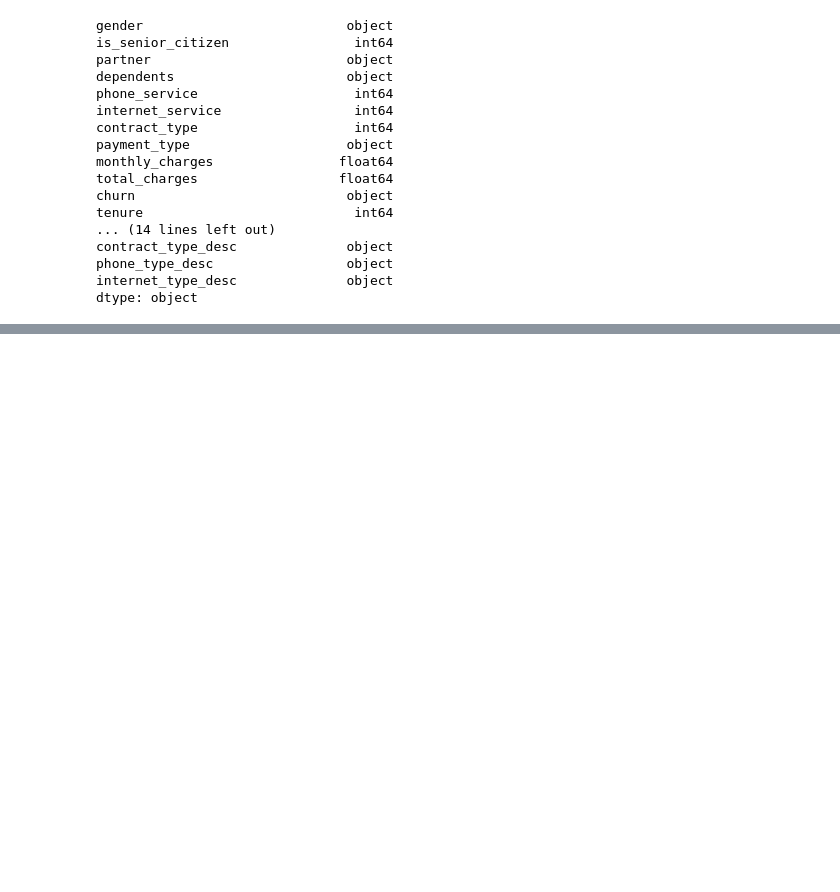
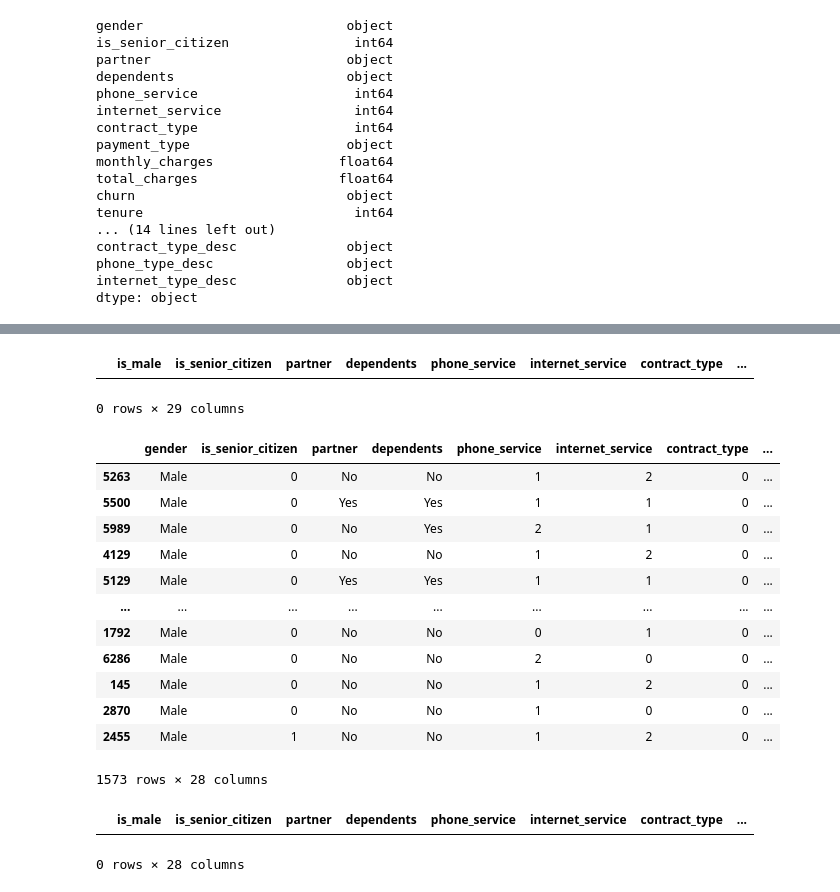
Before and after one commit to Jared-Godar/storytelling, a Jupyter notebook: project/telecom_churn_model.ipynb, the cells around one changed output, grey strips where cells are left out. Cells and saved outputs as stored; diff of their text form; code cells hidden in the pictures; blank space fills up the shorter version.

```diff
--- a/project/telecom_churn_model.ipynb
+++ b/project/telecom_churn_model.ipynb
@@ -157,0 +209,5 @@ dtype: object
+# %%
+# Split data into training and testing set (i know I should do 3 for validation, but at this early exploration phase, I am not)
+
+y = data["churn"].values
+X = data.drop(labels = ["churn"],axis = 1)
@@ -157,0 +240,4 @@ dtype: object
+# %%
+# Create Train & Test Data
+from sklearn.model_selection import train_test_split
+X_train, X_test, y_train, y_test = train_test_split(X, y, test_size=0.2, random_state=101)
@@ -157,0 +312,21 @@ dtype: object
+# %%
+data[data.eq("Male").any(1)]
+# %% [output]
+|  | is_male | is_senior_citizen | partner | dependents | phone_service | internet_service | contract_type | ... |
+0 rows × 29 columns
+# %%
+X_train[X_train.eq("Male").any(1)]
+# %% [output]
+|  | gender | is_senior_citizen | partner | dependents | phone_service | internet_service | contract_type | ... |
+| 5263 | Male | 0 | No | No | 1 | 2 | 0 | ... |
+| 5500 | Male | 0 | Yes | Yes | 1 | 1 | 0 | ... |
+| 5989 | Male | 0 | No | Yes | 2 | 1 | 0 | ... |
+| 4129 | Male | 0 | No | No | 1 | 2 | 0 | ... |
+| 5129 | Male | 0 | Yes | Yes | 1 | 1 | 0 | ... |
+| ... | ... | ... | ... | ... | ... | ... | ... | ... |
+| 1792 | Male | 0 | No | No | 0 | 1 | 0 | ... |
+| 6286 | Male | 0 | No | No | 2 | 0 | 0 | ... |
+| 145 | Male | 0 | No | No | 1 | 2 | 0 | ... |
+| 2870 | Male | 0 | No | No | 1 | 0 | 0 | ... |
+| 2455 | Male | 1 | No | No | 1 | 2 | 0 | ... |
+1573 rows × 28 columns
@@ -157,0 +339,5 @@ dtype: object
+# %%
+X_train[X_train.eq("Male").any(1)]
+# %% [output]
+|  | is_male | is_senior_citizen | partner | dependents | phone_service | internet_service | contract_type | ... |
+0 rows × 28 columns
```
Also changed, not shown: parts of 28 cells of this notebook, 3 other files.
